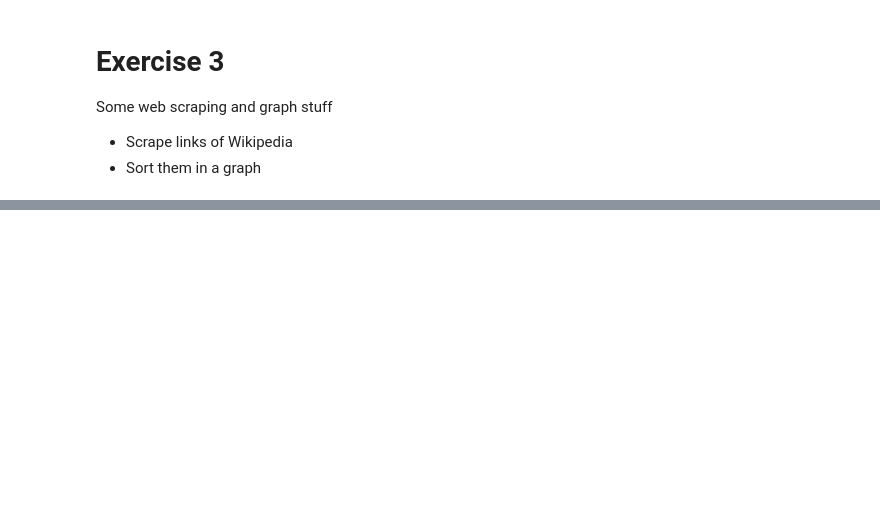
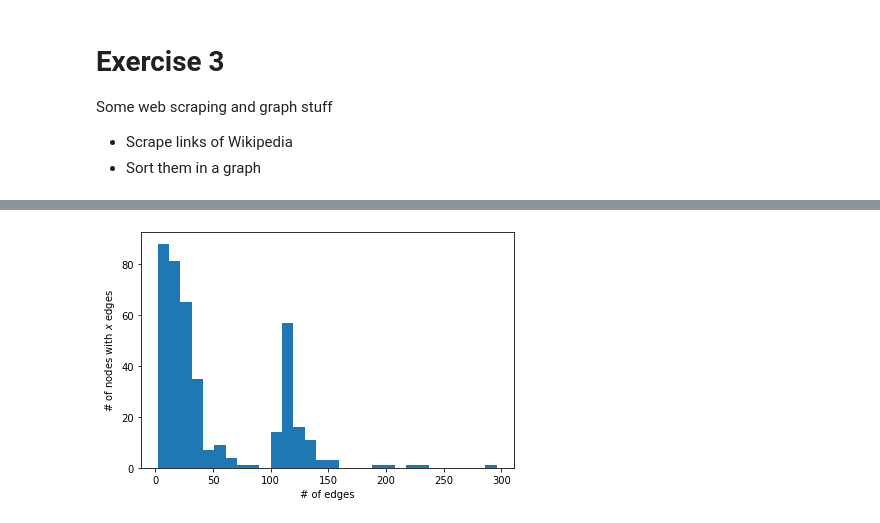
Before and after one commit to dormail/CP-2022, a Jupyter notebook: Homework 3/Exercise 3.ipynb, the cells around one changed output, grey strips where cells are left out. Cells and saved outputs as stored; diff of their text form; code cells hidden in the pictures; blank space fills up the shorter version.

```diff
--- a/Homework 3/Exercise 3.ipynb
+++ b/Homework 3/Exercise 3.ipynb
@@ -165,0 +177,11 @@ len(list(graph.edges))
+# %%
+neighbours = [len(list(graph[label])) for label in labels]
+# %%
+plt.clf()
+plt.hist(neighbours, bins=30)
+plt.xlabel('# of edges')
+plt.ylabel(r'# of nodes with $x$ edges')
+plt.tight_layout()
+plt.savefig('build/Ex3-edges.pdf')
+# %% [output]
+[figure, added]
```
Also changed, not shown: parts of 6 cells of this notebook.
